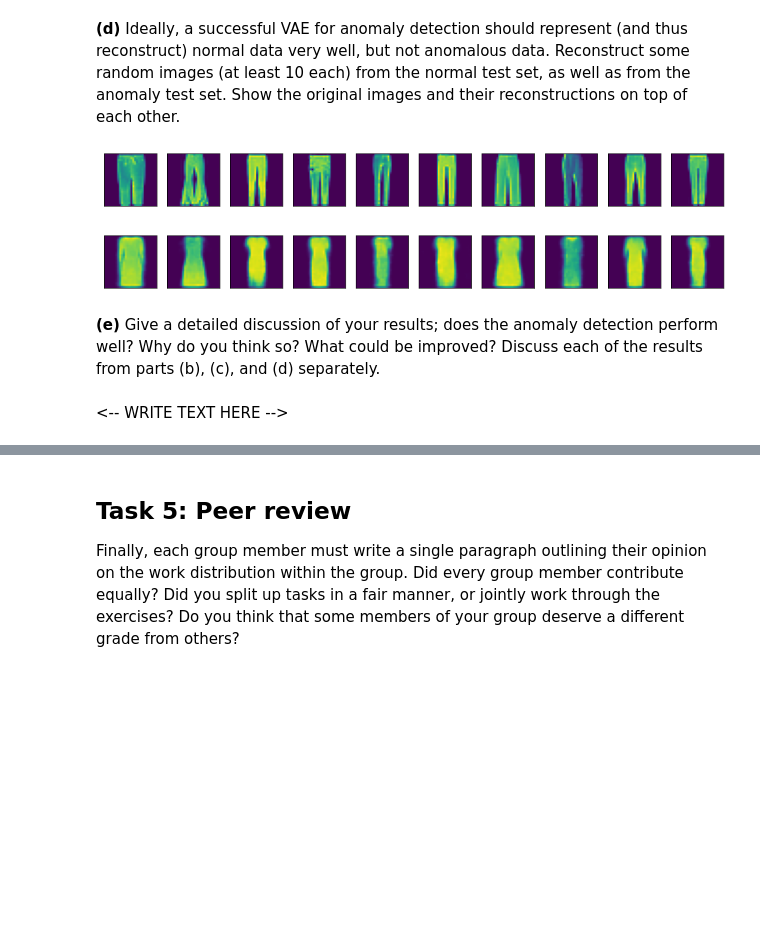
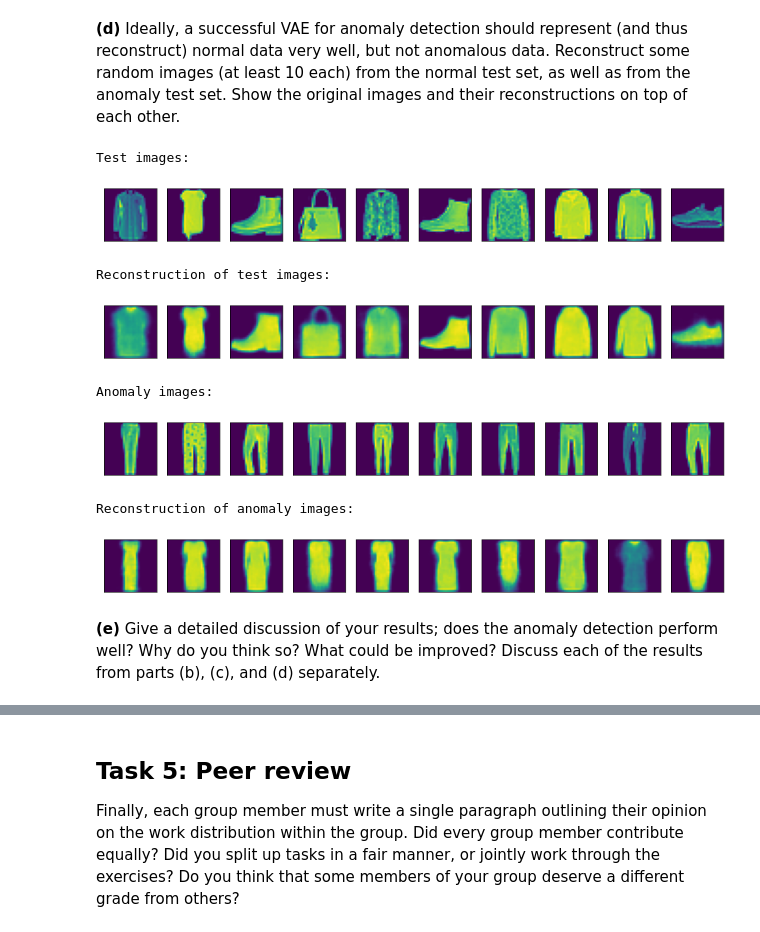
Before and after one commit to tommasobonomo/deeplearning-assignments, a Jupyter notebook: Assignment 4/Assignment_4.ipynb, the cells around one changed output, grey strips where cells are left out. Drawn from its saved outputs; the diff is of its cells as text; code cells hidden in the pictures; blank space fills up the shorter version.

```diff
--- a/Assignment 4/Assignment_4.ipynb
+++ b/Assignment 4/Assignment_4.ipynb
@@ -317,13 +330,27 @@ Area under Precision-Recall curve: 0.9772704843151684
 # %% [markdown]
 **(d)** Ideally, a successful VAE for anomaly detection should represent (and thus reconstruct) normal data very well, but not anomalous data. Reconstruct some random images (at least 10 each) from the normal test set, as well as from the anomaly test set. Show the original images and their reconstructions on top of each other.
-# %%
-#### INSERT CODE HERE ####
-plot_row_images(np.squeeze(x_test_anomaly[24:34]))
-plot_row_images(np.squeeze(vae.predict(x_test_anomaly[24:34])))
-# %% [output]
-[figure, removed]
-[figure, removed]
+# %%
+#### INSERT CODE HERE ####
+random_test_idx = np.random.randint(0, x_test.shape[0], size=10)
+random_anomaly_idx = np.random.randint(0, x_test_anomaly.shape[0], size=10)
+
+print("Test images:")
+plot_row_images(np.squeeze(x_test[random_test_idx]))
+print("Reconstruction of test images:")
+plot_row_images(np.squeeze(vae.predict(x_test[random_test_idx])))
+
+print("Anomaly images:")
+plot_row_images(np.squeeze(x_test_anomaly[random_anomaly_idx]))
+print("Reconstruction of anomaly images:")
+plot_row_images(np.squeeze(vae.predict(x_test_anomaly[random_anomaly_idx])))
+# %% [output]
+Test images:
+[figure, added]
+Reconstruction of test images:
+[figure, added]
+Anomaly images:
+[figure, added]
+Reconstruction of anomaly images:
+[figure, added]
 # %% [markdown]
 **(e)** Give a detailed discussion of your results; does the anomaly detection perform well? Why do you think so? What could be improved? Discuss each of the results from parts (b), (c), and (d) separately.
-# %% [markdown]
-<-- WRITE TEXT HERE -->
```
Also changed, not shown: parts of 8 cells of this notebook.
